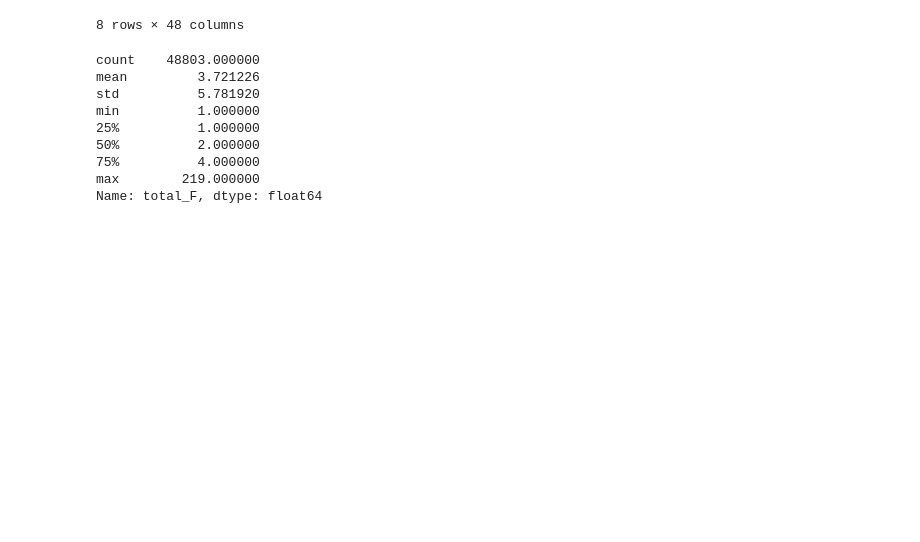
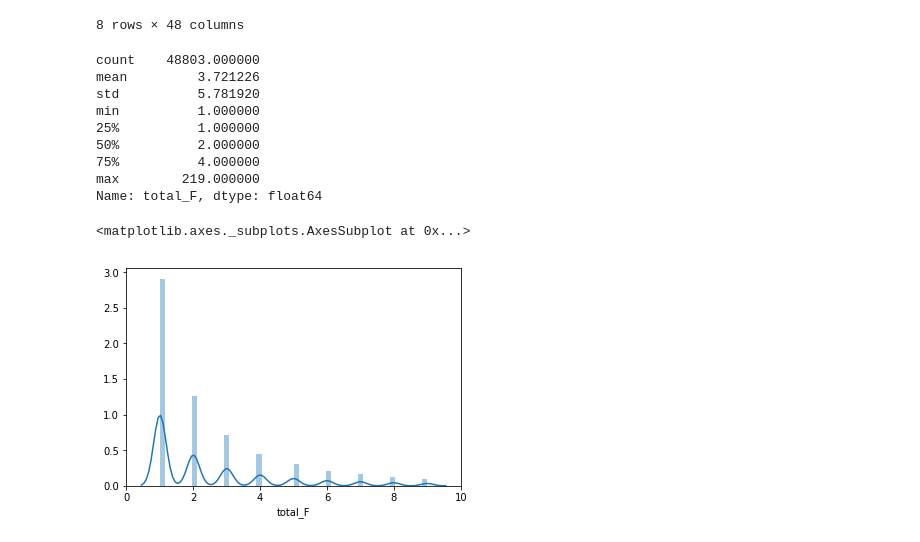
Before and after one commit to GISH123/Python-Project-91App-Market-Data, a Jupyter notebook: features_eda.ipynb, the cells around one changed output. Drawn from its saved outputs; the diff is of its cells as text; code cells hidden in the pictures; blank space fills up the shorter version.

```diff
--- a/features_eda.ipynb
+++ b/features_eda.ipynb
@@ -292,7 +271,7 @@ sns.relplot(x="activity", y="total_M", hue ="online_or_offline",col="watching_be
 # %% [markdown]
 # 把沒購買的人都去掉的情況
 # %%
-df_buyer = df.loc[df['total_F']>0]
+df_buyer = df_buyer.loc[df_buyer['total_F']>0]
 # %%
 df_buyer.describe()
 # %% [output]
@@ -318,3 +297,8 @@ min          1.000000
 75%          4.000000
 max        219.000000
 Name: total_F, dtype: float64
+# %%
+sns.distplot(df_buyer.loc[df_buyer['total_F']<10]['total_F'])
+# %% [output]
+<matplotlib.axes._subplots.AxesSubplot at 0x...>
+[figure, added]
```
Also changed, not shown: parts of 1 cell of this notebook.
